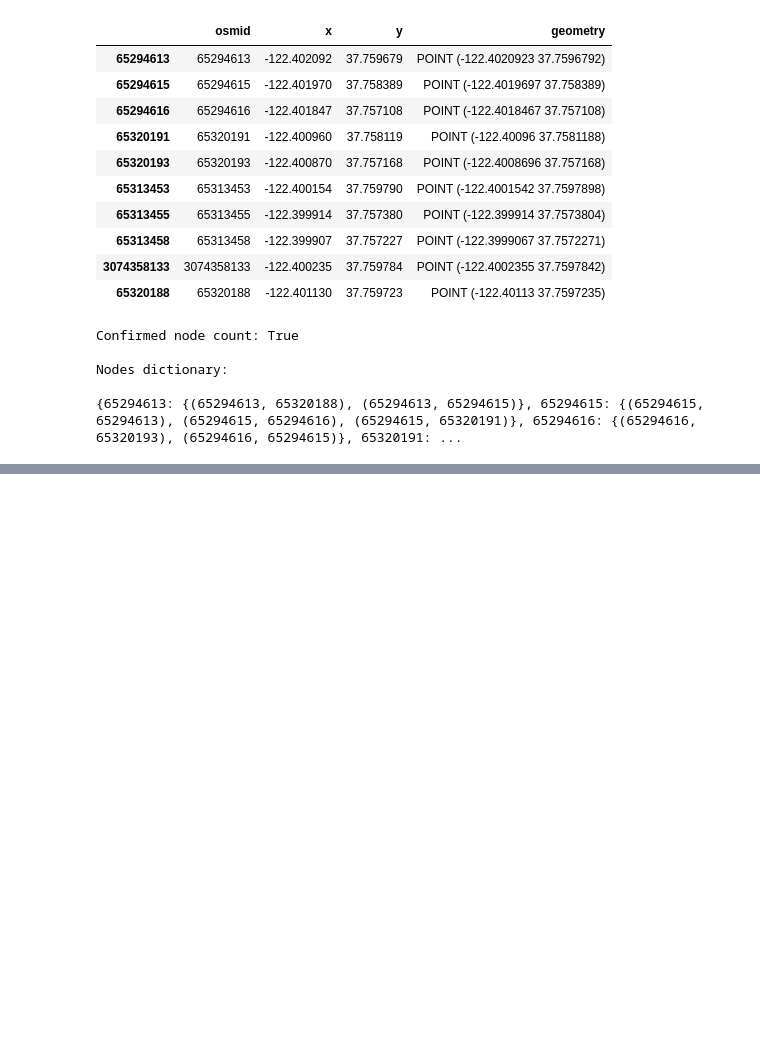
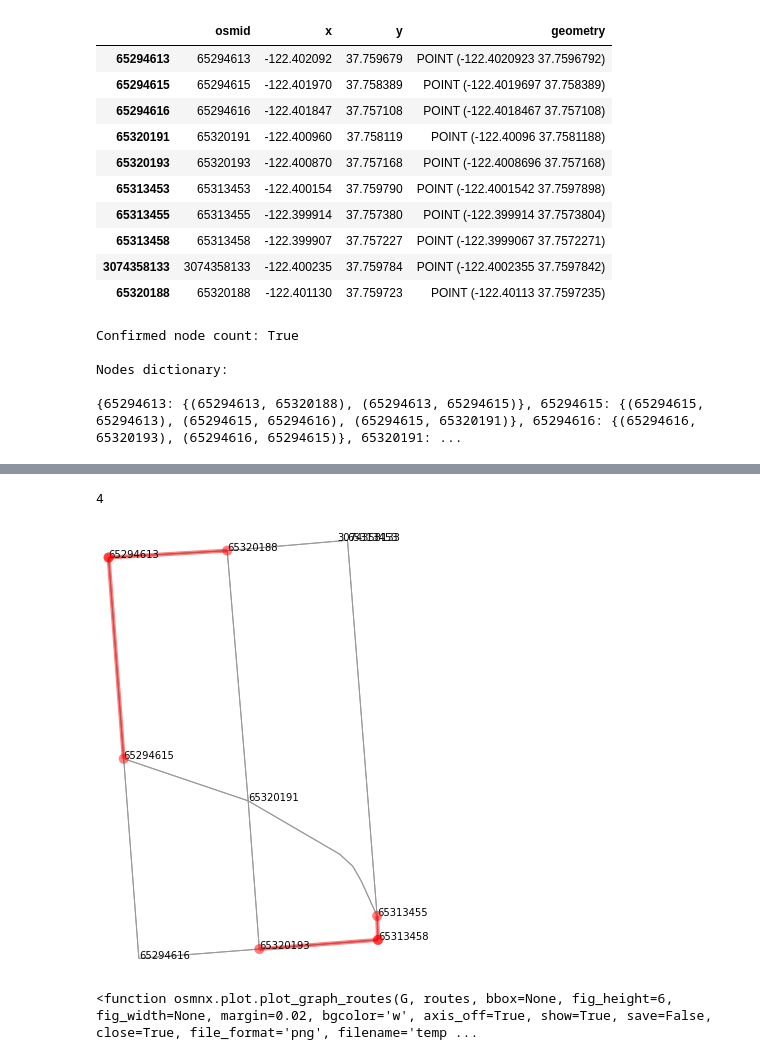
Before and after one commit to paigemoody/postman-paths, a Jupyter notebook: graph_constructor_notebook.ipynb, the cells around one changed output, grey strips where cells are left out. Saved outputs shown, nothing was run; the diff lists cells and outputs as text; code cells hidden in the pictures; blank space fills up the shorter version.

Commit message:
get twice traverse edges

```diff
--- a/graph_constructor_notebook.ipynb
+++ b/graph_constructor_notebook.ipynb
@@ -435,0 +575,35 @@ TEST:
+# %%
+# visualize double_back edges to test - clunky for now
+
+# nx.draw(G, with_labels=True, font_weight='bold')
+
+print(len(twice_traversal_list))
+
+first_added_edge = twice_traversal_list[0]
+second_added_edge = twice_traversal_list[1]
+third_added_edge = twice_traversal_list[2]
+fourth_added_edge = twice_traversal_list[3]
+
+route1 = nx.shortest_path(G, first_added_edge[0], first_added_edge[1], weight='length')
+route2 = nx.shortest_path(G, second_added_edge[0], second_added_edge[1], weight='length')
+route3 = nx.shortest_path(G, third_added_edge[0], third_added_edge[1], weight='length')
+route4 = nx.shortest_path(G, fourth_added_edge[0], fourth_added_edge[1], weight='length')
+
+# plot the routes
+# fig, ax = ox.plot_graph_routes(G, [route1, route2], route_color=rc, orig_dest_node_color=nc, node_size=0)
+fig, ax = ox.plot_graph_routes(G,
+                               [route1, route2, route3, route4],
+                               route_color='r',
+                               orig_dest_node_color='r',
+                               node_size=0,
+                               # axis_off=False,
+                               annotate=True,
+                               fig_height=8
+                              )
+# %% [output]
+4
+[figure, added]
+# %%
+ox.plot_graph_routes
+# %% [output]
+<function osmnx.plot.plot_graph_routes(G, routes, bbox=None, fig_height=6, fig_width=None, margin=0.02, bgcolor='w', axis_off=True, show=True, save=False, close=True, file_format='png', filename='temp ...
```
Also changed, not shown: parts of 8 cells of this notebook.
